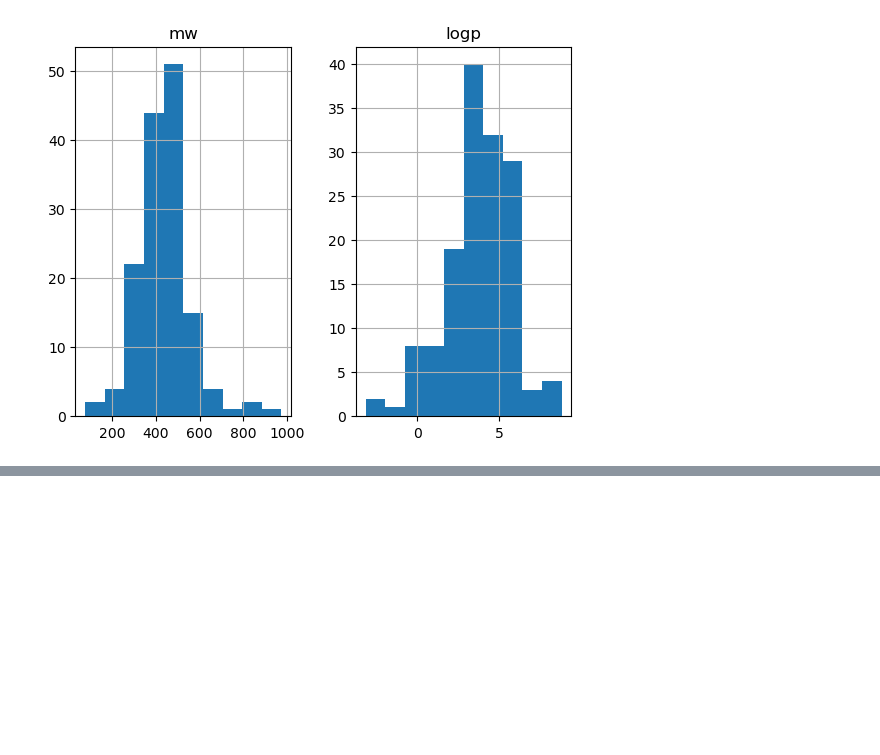
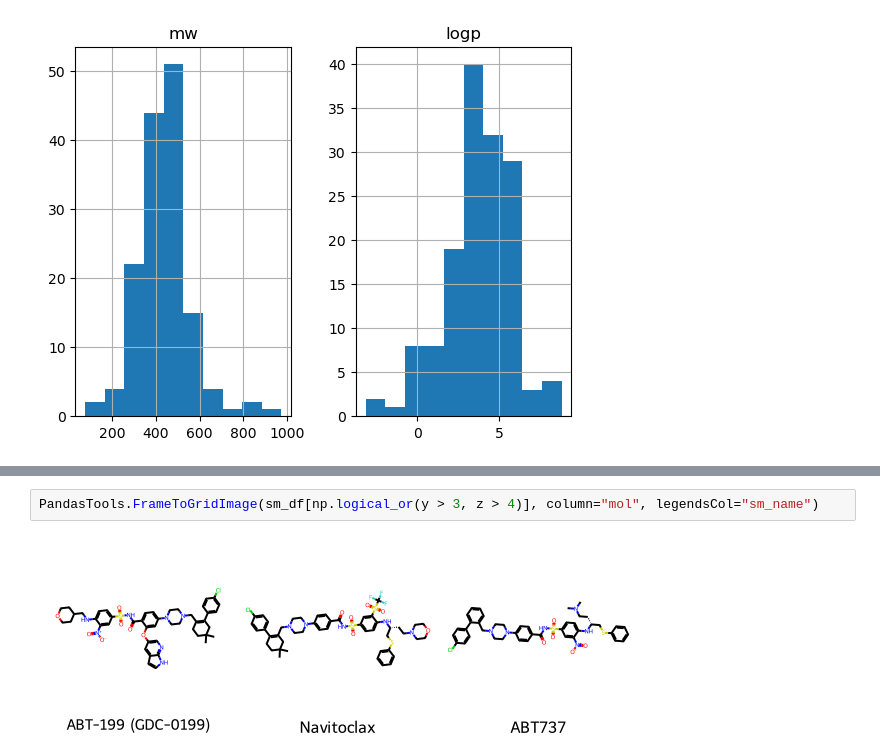
Before and after one commit to arazthexd/Kaggle_SCP, a Jupyter notebook: notebooks/0_EDA.ipynb, the cells around one changed output, grey strips where cells are left out. Saved outputs shown, nothing was run; the diff lists cells and outputs as text; blank space fills up the shorter version.

```diff
--- a/notebooks/0_EDA.ipynb
+++ b/notebooks/0_EDA.ipynb
@@ -198,0 +239,4 @@ array([[<Axes: title={'center': 'mw'}>, <Axes: title={'center': 'logp'}>]],
+# %%
+PandasTools.FrameToGridImage(sm_df[np.logical_or(y > 3, z > 4)], column="mol", legendsCol="sm_name")
+# %% [output]
+[figure, added]
```
Also changed, not shown: parts of 14 cells of this notebook, 1 other file.
